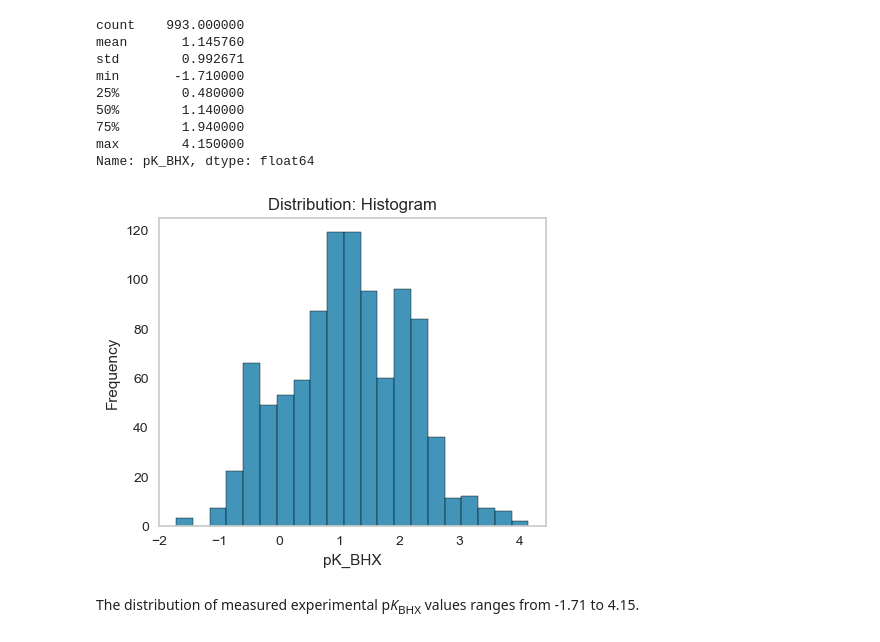
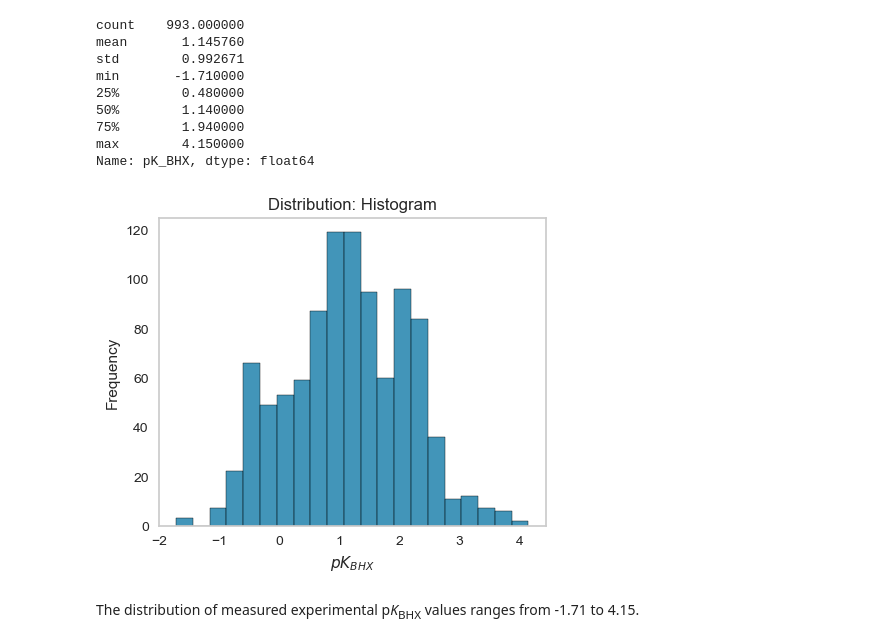
Before and after one commit to dmulysses/ml-regression-pkbhx, a Jupyter notebook: ml-regression-pkbhx.ipynb, the cells around one changed output. Saved outputs shown, nothing was run; the diff lists cells and outputs as text; code cells hidden in the pictures.

```diff
--- a/ml-regression-pkbhx.ipynb
+++ b/ml-regression-pkbhx.ipynb
@@ -101,13 +101,13 @@ Name: pK_BHX, dtype: float64
 # %%
 fig, ax = plt.subplots(figsize=(5, 4))
 sns.histplot(data=data, x=data['pK_BHX'], ax=ax)
 ax.set_title('Distribution: Histogram')
 ax.set_ylabel('Frequency')
-ax.set_xlabel('pK_BHX')
+ax.set_xlabel('$pK_{BHX}$')
 ax.grid(False)
 plt.show()
 # %% [output]
-[figure, old version]
+[figure, new version]
 # %% [markdown]
 The distribution of measured experimental p*K*<sub>BHX</sub> values ranges from -1.71 to 4.15.
 # %%
```
